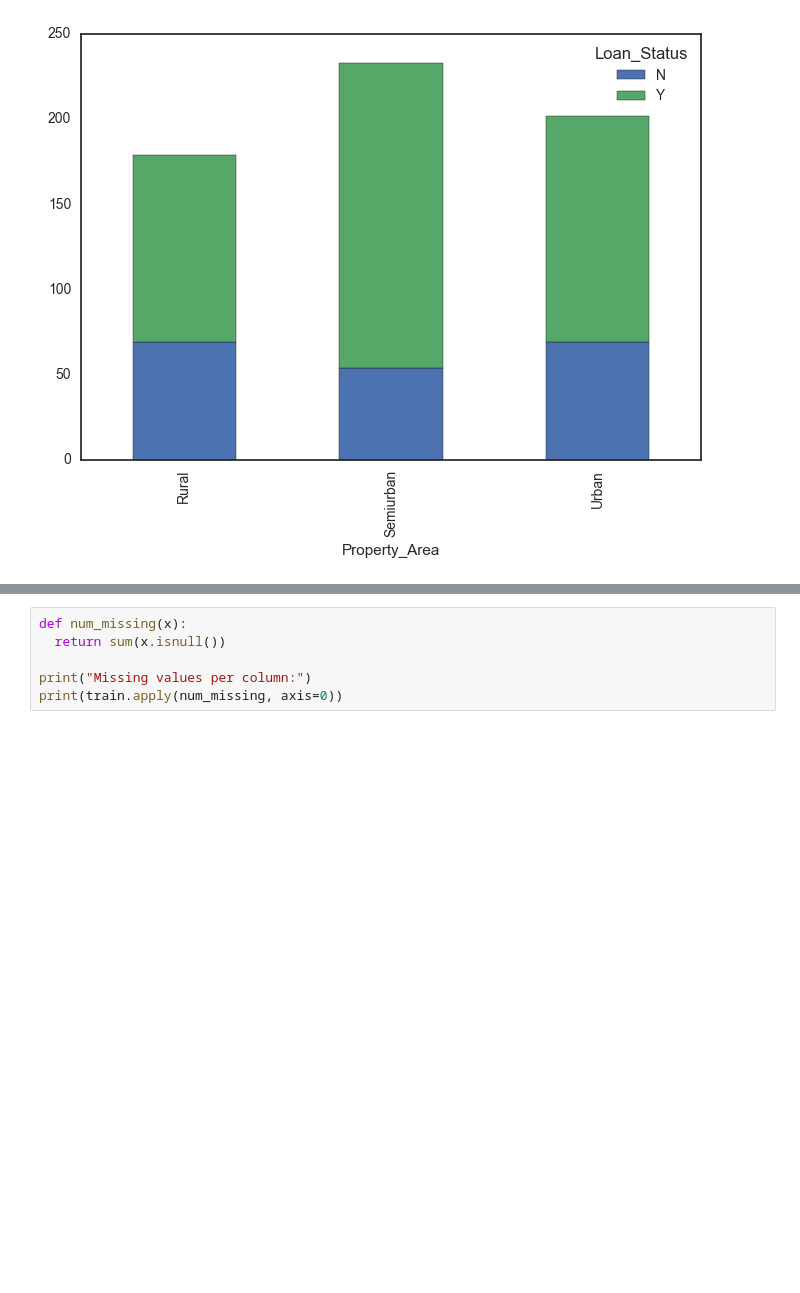
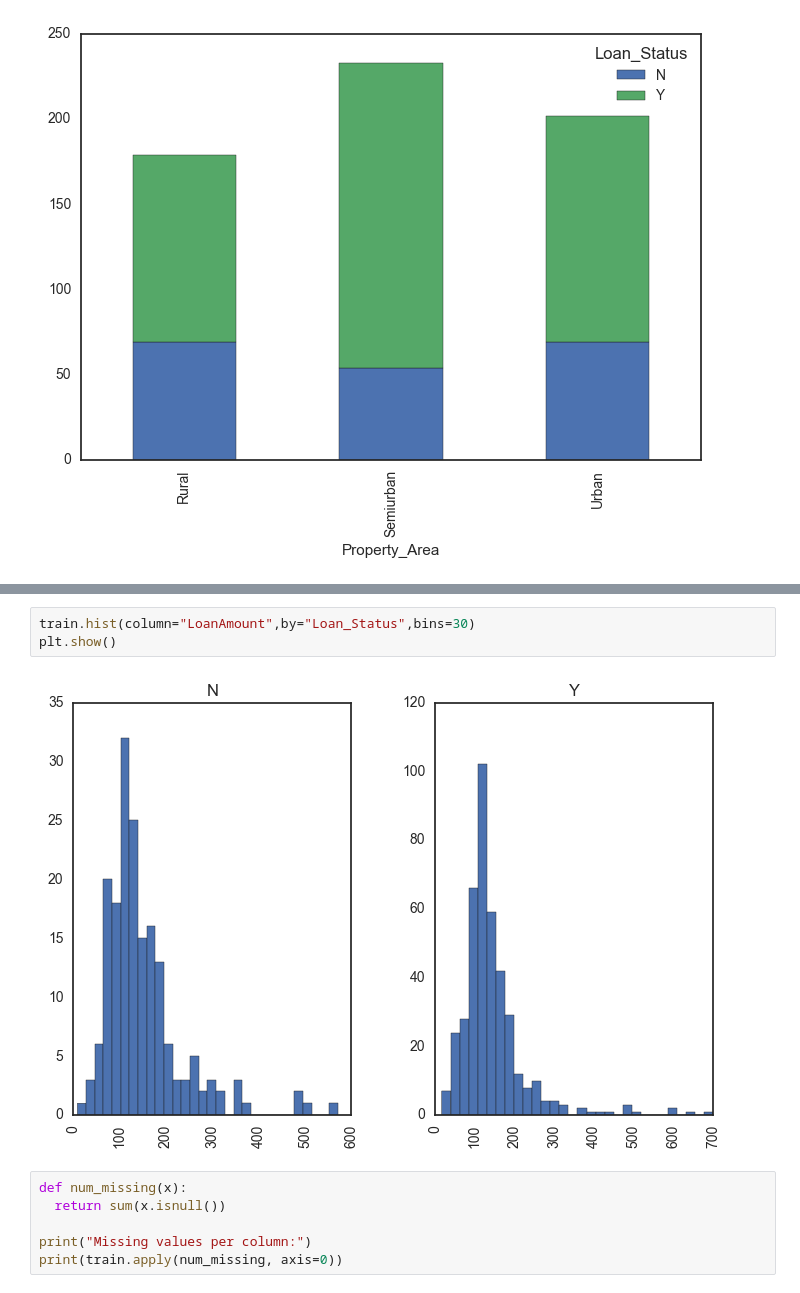
Before and after one commit to cenati0n/LoanPrediction, a Jupyter notebook: LoanPrediction.ipynb, the cells around one changed output, grey strips where cells are left out. Cells and saved outputs as stored; diff of their text form; blank space fills up the shorter version.

```diff
--- a/LoanPrediction.ipynb
+++ b/LoanPrediction.ipynb
@@ -283,3 +293,8 @@ plt.show()
+# %%
+train.hist(column="LoanAmount",by="Loan_Status",bins=30)
+plt.show()
+# %% [output]
+[figure, added]
 # %%
 def num_missing(x):
   return sum(x.isnull())
```
Also changed, not shown: parts of 18 cells of this notebook.
